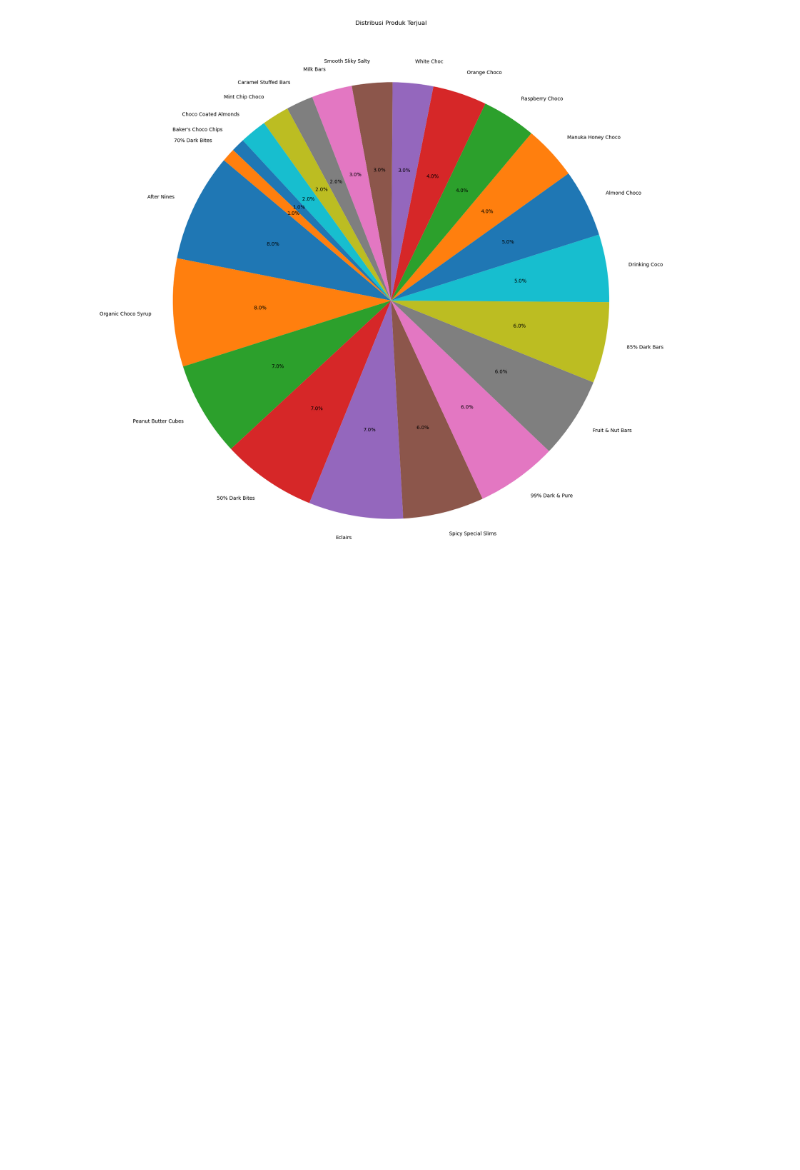
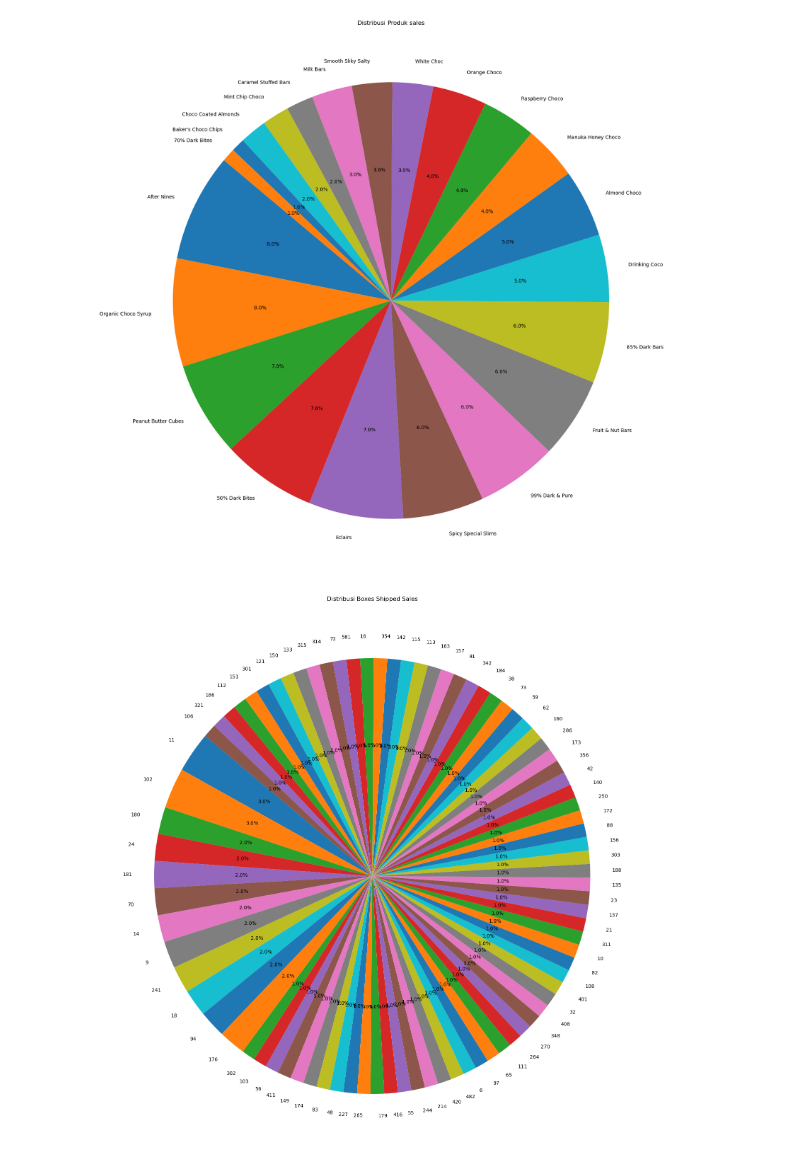
Before and after one commit to abindacarmo/chocolate_sales_analysis, a Jupyter notebook: preprocessing.ipynb, the cells around one changed output. Cells and saved outputs as stored; diff of their text form; code cells hidden in the pictures; blank space fills up the shorter version.

Commit message:
aumeta pie chart konaba Boxes Shipped no troka liafuan jualan ba fali sales

```diff
--- a/preprocessing.ipynb
+++ b/preprocessing.ipynb
@@ -122,3 +122,12 @@ plt.title('Distribusi Produk Terjual')
 plt.show()
 # %% [output]
 [figure]
+# %%
+# Pie chart Boxes Shipped
+product_counts = choco_clean['Boxes Shipped'].value_counts()
+plt.figure(figsize=(30,20))
+plt.pie(product_counts, labels=product_counts.index, autopct='%1.1f%%', startangle=140)
+plt.title('Distribusi Boxes Shipped Sales')
+plt.show()
+# %% [output]
+[figure, added]
```
Also changed, not shown: parts of 1 cell of this notebook.
